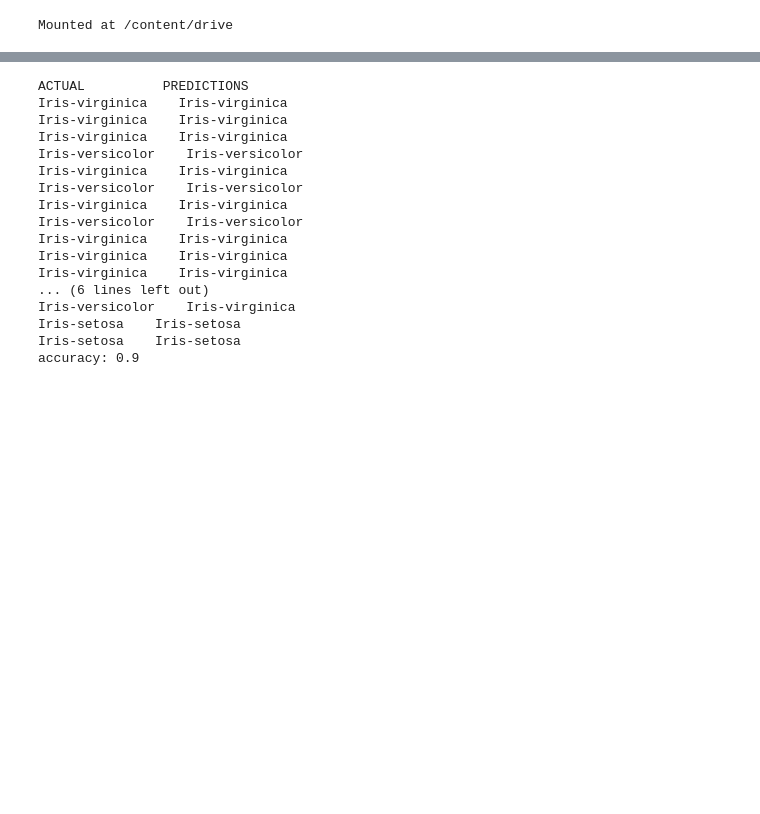
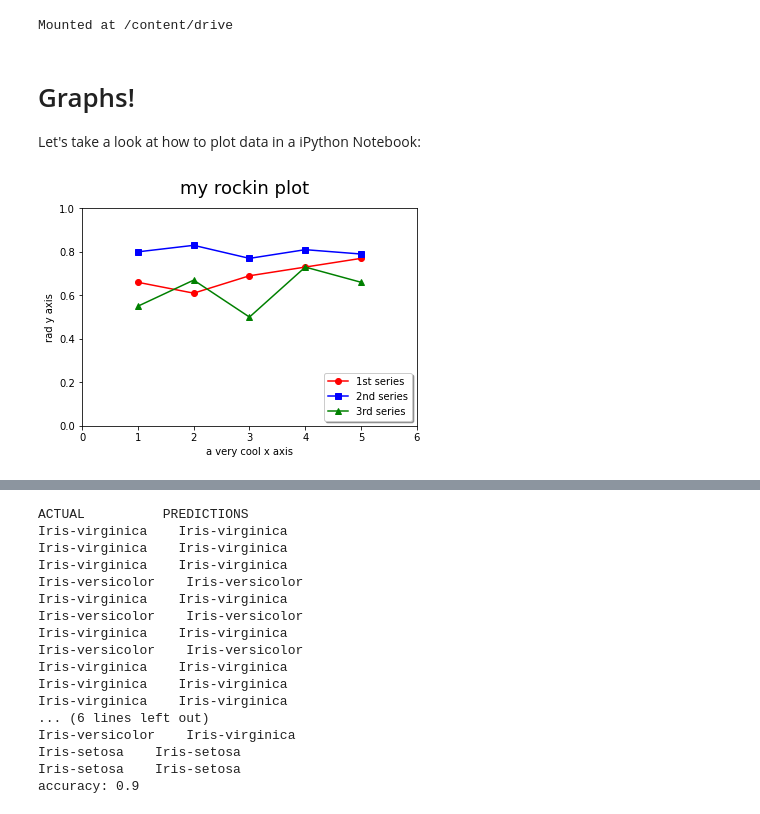
Before and after one commit to merriekay/CS167Code, a Jupyter notebook: Day07_Notes.ipynb, the cells around one changed output, grey strips where cells are left out. Cells and saved outputs as stored; diff of their text form; code cells hidden in the pictures; blank space fills up the shorter version.

Commit message:
Added Graphs

```diff
--- a/Day07_Notes.ipynb
+++ b/Day07_Notes.ipynb
@@ -7,3 +7,25 @@ from google.colab import drive
 drive.mount('/content/drive')
 # %% [output]
 Mounted at /content/drive
+# %% [markdown]
+# Graphs!
+Let's take a look at how to plot data in a iPython Notebook:
+# %%
+import matplotlib.pyplot as plt
+%matplotlib inline
+
+xvals = [1,2,3,4,5]
+series1 = [.66,.61,.69,.73,.77]
+series2 = [.8,.83,.77,.81,.79]
+series3 = [.55,.67,.5,.73,.66]
+plt.suptitle('my rockin plot',fontsize=18)
+plt.xlabel('a very cool x axis')
+plt.ylabel('rad y axis')
+plt.plot(xvals,series1,'ro-',label='1st series')
+plt.plot(xvals,series2,'bs-',label='2nd series')
+plt.plot(xvals,series3,'g^-',label='3rd series')
+plt.legend(loc='lower right', shadow=True)
+plt.axis([0, 6, 0, 1])
+plt.show()
+# %% [output]
+[figure, added]
```
Also changed, not shown: parts of 3 cells of this notebook.
